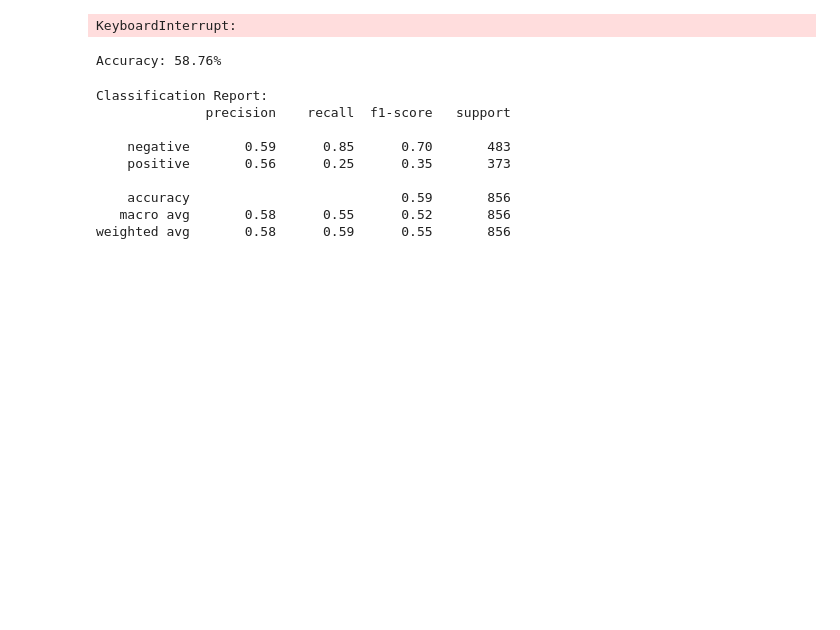
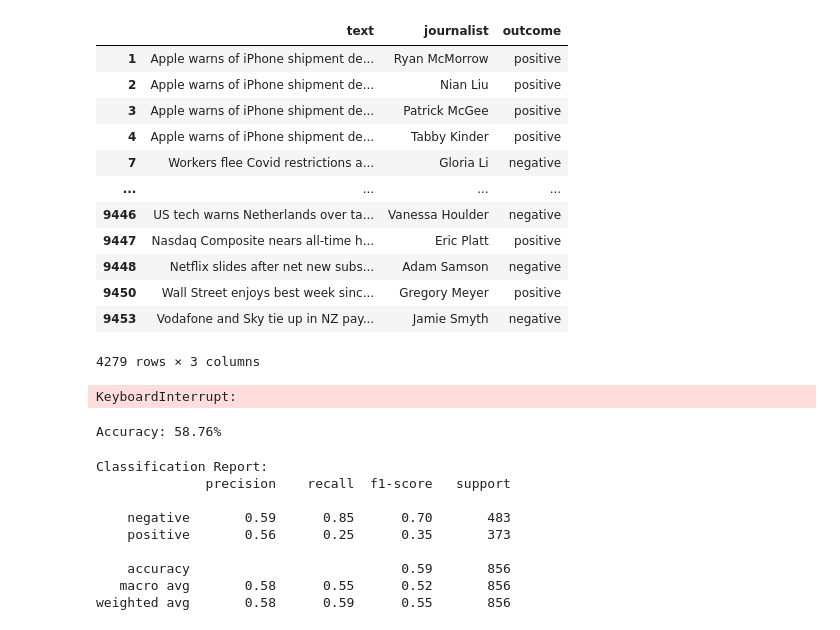
Before and after one commit to mhammadsaani/FinalYearProject, a Jupyter notebook: FYP Jupyter Notebooks/AugmentingML.ipynb, the cells around one changed output. Drawn from its saved outputs; the diff is of its cells as text; code cells hidden in the pictures; blank space fills up the shorter version.

```diff
--- a/FYP Jupyter Notebooks/AugmentingML.ipynb
+++ b/FYP Jupyter Notebooks/AugmentingML.ipynb
@@ -37,6 +37,22 @@ def preprocess_data(df):
 
 desisionTreeTest = read_csv_file('/Users/benschlagman/Desktop/UCL Year 3/Final Year Project/Data/MLDatabase.csv')
 data = preprocess_data(desisionTreeTest)
+# %%
+data
+# %% [output]
+|  | text | journalist | outcome |
+| 1 | Apple warns of iPhone shipment de... | Ryan McMorrow | positive |
+| 2 | Apple warns of iPhone shipment de... | Nian Liu | positive |
+| 3 | Apple warns of iPhone shipment de... | Patrick McGee | positive |
+| 4 | Apple warns of iPhone shipment de... | Tabby Kinder | positive |
+| 7 | Workers flee Covid restrictions a... | Gloria Li | negative |
+| ... | ... | ... | ... |
+| 9446 | US tech warns Netherlands over ta... | Vanessa Houlder | negative |
+| 9447 | Nasdaq Composite nears all-time h... | Eric Platt | positive |
+| 9448 | Netflix slides after net new subs... | Adam Samson | negative |
+| 9450 | Wall Street enjoys best week sinc... | Gregory Meyer | positive |
+| 9453 | Vodafone and Sky tie up in NZ pay... | Jamie Smyth | negative |
+4279 rows × 3 columns
 # %%
 def vectorize_predictions(data):
     tfidf = TfidfVectorizer(stop_words='english')
```
Also changed, not shown: parts of 5 cells of this notebook.
